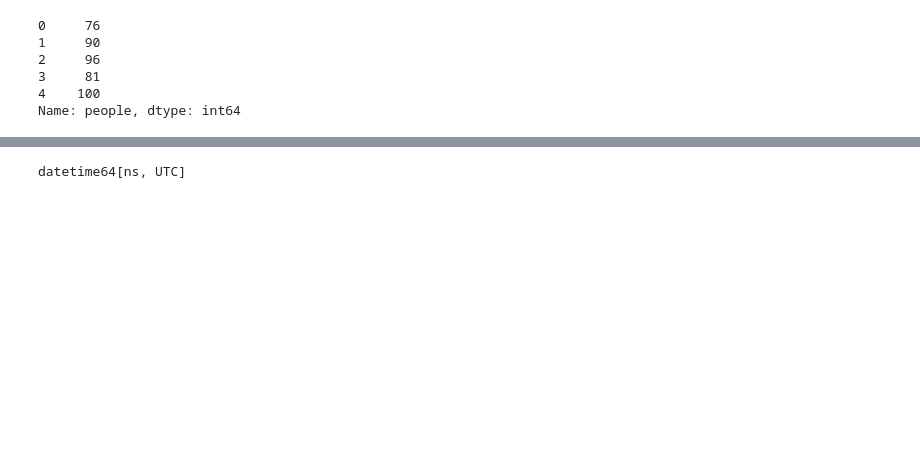
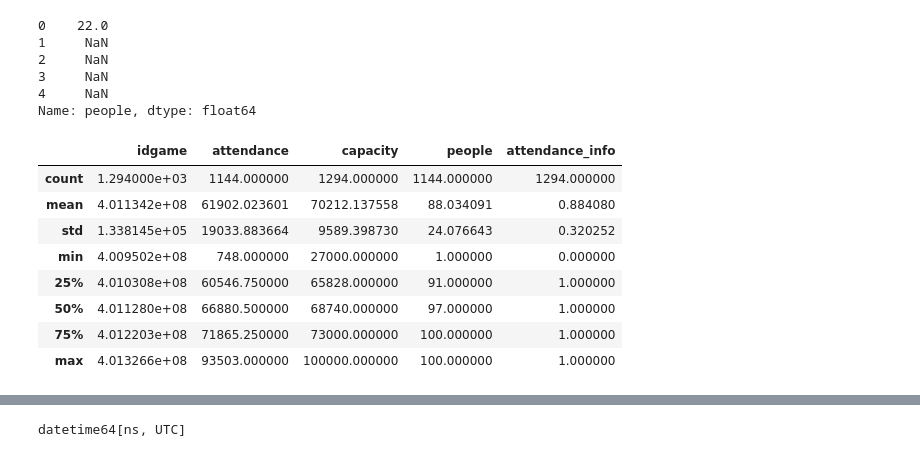
Before and after one commit to nflpredictor/nfl, a Jupyter notebook: 02_features_engineering/games_info_features.ipynb, the cells around one changed output, grey strips where cells are left out. Saved outputs shown, nothing was run; the diff lists cells and outputs as text; code cells hidden in the pictures; blank space fills up the shorter version.

Commit message:
update games_info_features

```diff
--- a/01_scraping/preprocessing_games_info.ipynb
+++ b/02_features_engineering/games_info_features.ipynb
@@ -78,15 +86,15 @@ Name: capacity, dtype: int64
 # %%
 # preprocessing people
 
-df_gamesinfo["people"] = df_gamesinfo["people"].apply(lambda x : 0 if x == None
+df_gamesinfo["people"] = df_gamesinfo["people"].apply(lambda x : None if x == None
                                                     else int(x.replace("%","")))
 df_gamesinfo["people"].head()
 # %% [output]
-0     76
-1     90
-2     96
-3     81
-4    100
-Name: people, dtype: int64
+0    22.0
+1     NaN
+2     NaN
+3     NaN
+4     NaN
+Name: people, dtype: float64
 # %%
 # new feature attendance_info : boolean
@@ -94,5 +101,17 @@ Name: people, dtype: int64
 df_gamesinfo["attendance_info"] = df_gamesinfo["attendance"].apply(lambda x : 1 if x > 0
                                                                                 else 0)
+# %%
+df_gamesinfo.describe()
+# %% [output]
+|  | idgame | attendance | capacity | people | attendance_info |
+| count | 1.294000e+03 | 1144.000000 | 1294.000000 | 1144.000000 | 1294.000000 |
+| mean | 4.011342e+08 | 61902.023601 | 70212.137558 | 88.034091 | 0.884080 |
+| std | 1.338145e+05 | 19033.883664 | 9589.398730 | 24.076643 | 0.320252 |
+| min | 4.009502e+08 | 748.000000 | 27000.000000 | 1.000000 | 0.000000 |
+| 25% | 4.010308e+08 | 60546.750000 | 65828.000000 | 91.000000 | 1.000000 |
+| 50% | 4.011280e+08 | 66880.500000 | 68740.000000 | 97.000000 | 1.000000 |
+| 75% | 4.012203e+08 | 71865.250000 | 73000.000000 | 100.000000 | 1.000000 |
+| max | 4.013266e+08 | 93503.000000 | 100000.000000 | 100.000000 | 1.000000 |
 # %%
 df_gamesinfo[df_gamesinfo["attendance_info"]==0].head()
 # %% [output]
```
Also changed, not shown: parts of 11 cells of this notebook, 1 other file.
